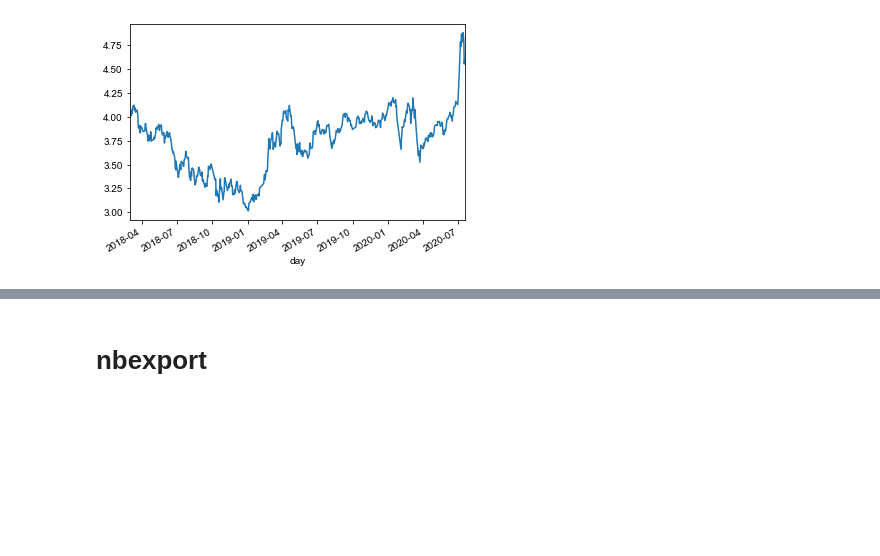
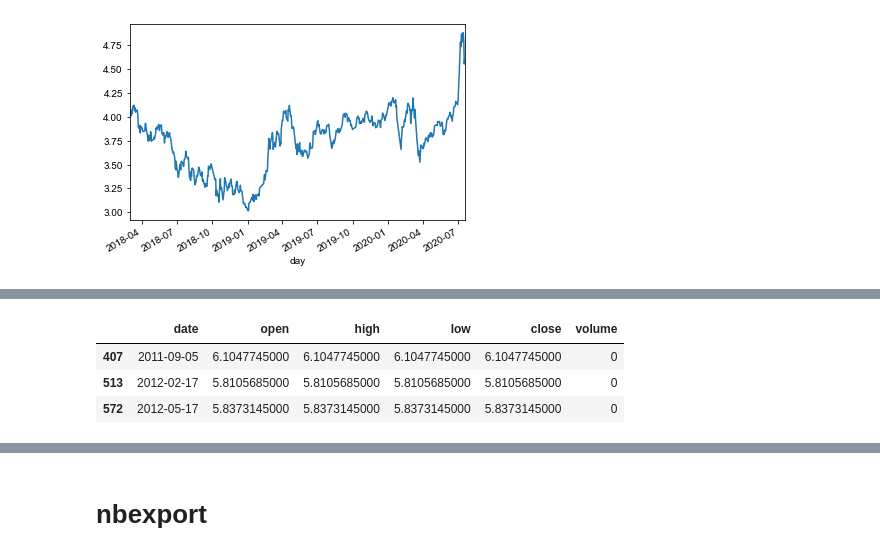
Before and after one commit to mayi140611/myappsexlib, a Jupyter notebook: proj_stock/0datasource.ipynb, the cells around one changed output, grey strips where cells are left out. Cells and saved outputs as stored; diff of their text form; code cells hidden in the pictures; blank space fills up the shorter version.

```diff
--- a/proj_stock/0datasource.ipynb
+++ b/proj_stock/0datasource.ipynb
@@ -217,0 +346,7 @@ day
+# %%
+result[result.volume.map(float)<1]
+# %% [output]
+|  | date | open | high | low | close | volume |
+| 407 | 2011-09-05 | 6.1047745000 | 6.1047745000 | 6.1047745000 | 6.1047745000 | 0 |
+| 513 | 2012-02-17 | 5.8105685000 | 5.8105685000 | 5.8105685000 | 5.8105685000 | 0 |
+| 572 | 2012-05-17 | 5.8373145000 | 5.8373145000 | 5.8373145000 | 5.8373145000 | 0 |
```
Also changed, not shown: parts of 23 cells of this notebook, 7 other files.
